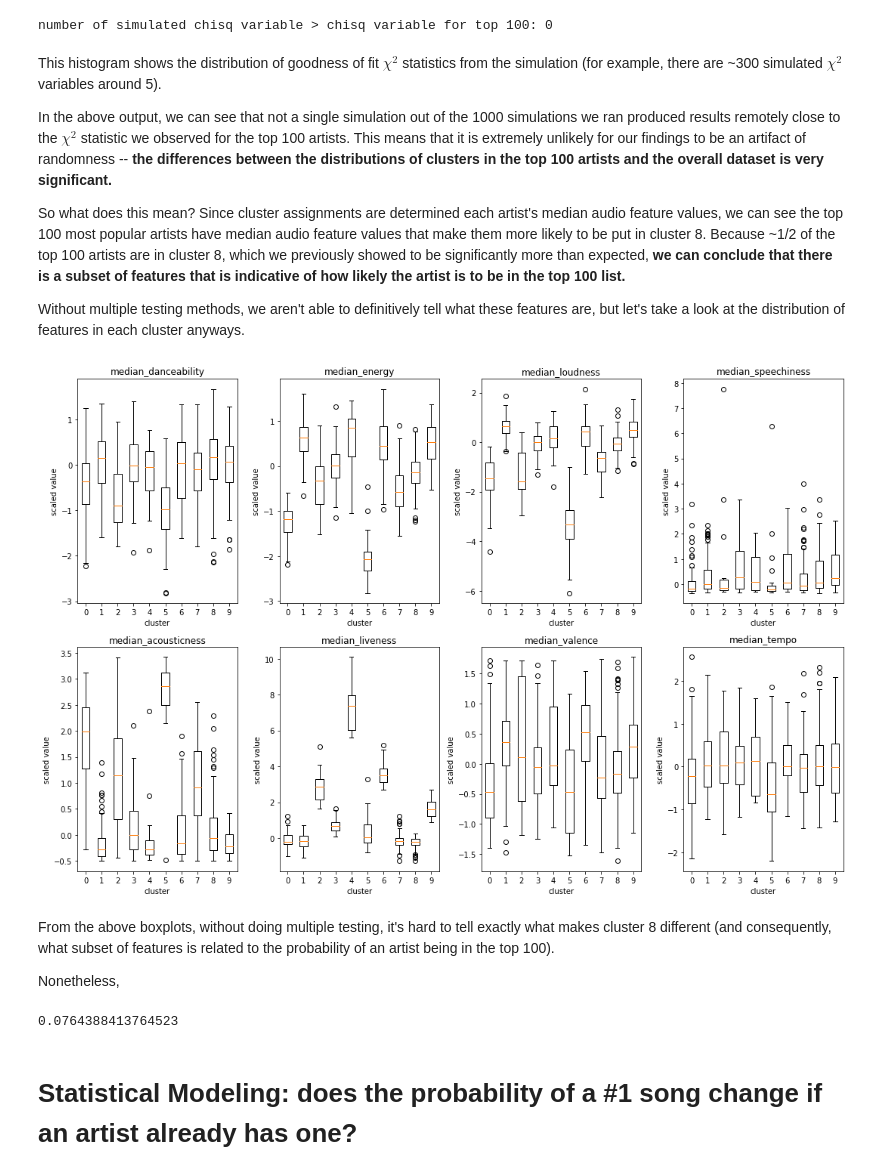
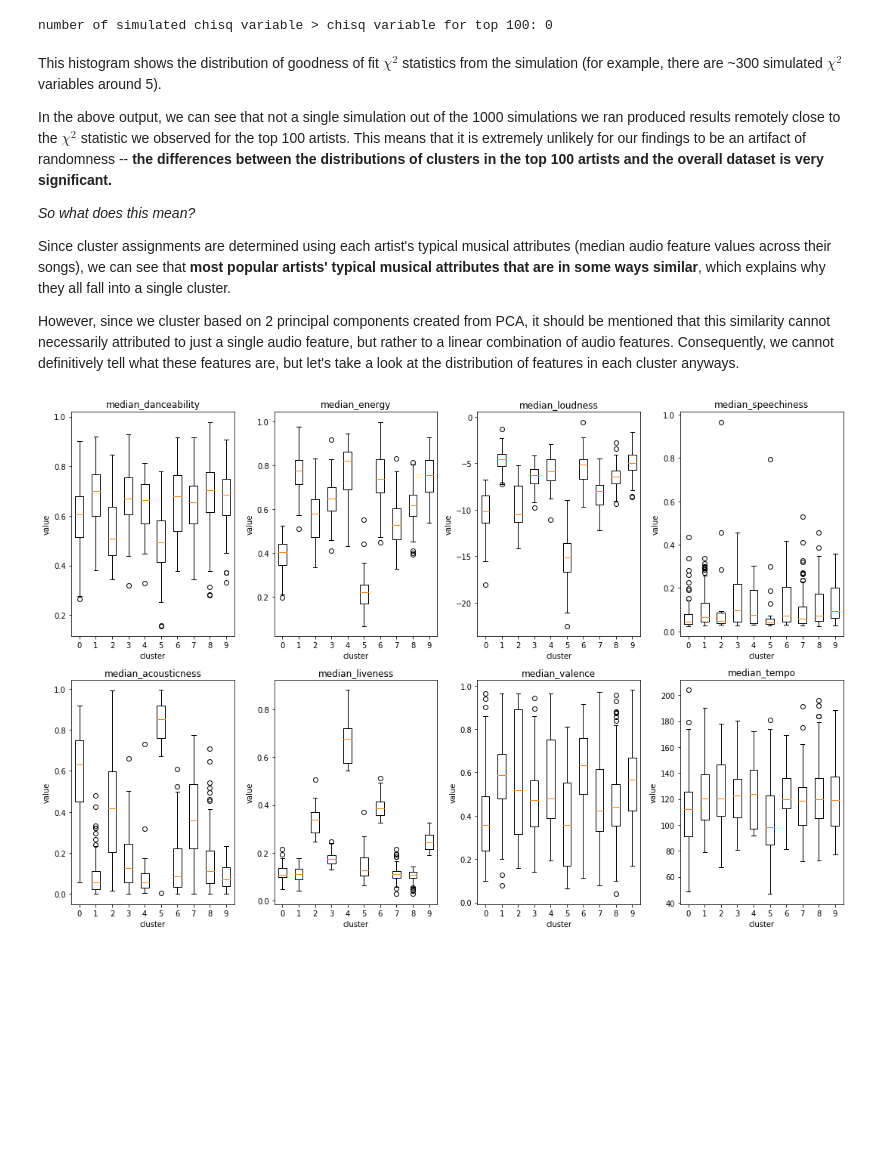
Before and after one commit to chriscc447/info2950_final, a Jupyter notebook: draft_final.ipynb, the cells around one changed output. Saved outputs shown, nothing was run; the diff lists cells and outputs as text; code cells hidden in the pictures; blank space fills up the shorter version.

```diff
--- a/draft_final.ipynb
+++ b/draft_final.ipynb
@@ -592,5 +590,5 @@ difference in... average median_energy
 # %%
-fig, axes = plt.subplots(nrows=3, ncols=3, figsize = (15,10)) # 3x3 grid of distribution of median values for each feature by artist
+fig, axes = plt.subplots(nrows=2, ncols=4, figsize = (15,10)) # 3x3 grid of distribution of median values for each feature by artist
 
 for i, ax in enumerate(axes.flat):
     col = "median_" + cont_cols[i]
@@ -609,5 +605,3 @@ plt.show()
-# %%
-df_artist.drop(columns = ['median_instrumentalness'], inplace = True) # drop instrumentalness
 # %% [markdown]
 * Since the audio features are on difference scales (ex: tempo is usually around 100 - 150 while valence is between 0 and 1), we don't want any single feature to bias the clustering results. So, let's __rescale the features__.
 # %%
@@ -1044,34 +1043,26 @@ This histogram shows the distribution of goodness of fit $\chi^2$ statistics fro
 
 In the above output, we can see that not a single simulation out of the 1000 simulations we ran produced results remotely close to the $\chi^2$ statistic we observed for the top 100 artists. This means that it is extremely unlikely for our findings to be an artifact of randomness -- __the differences between the distributions of clusters in the top 100 artists and the overall dataset is very significant.__
 
-So what does this mean? Since cluster assignments are determined each artist's median audio feature values, we can see the top 100 most popular artists have median audio feature values that make them more likely to be put in cluster 8. Because ~1/2 of the top 100 artists are in cluster 8, which we previously showed to be significantly more than expected, __we can conclude that there is a subset of features that is indicative of how likely the artist is to be in the top 100 list.__
+*So what does this mean?*
 
-Without multiple testing methods, we aren't able to definitively tell what these features are, but let's take a look at the distribution of features in each cluster anyways.
+Since cluster assignments are determined using each artist's typical musical attributes (median audio feature values across their songs), we can see that __most popular artists' typical musical attributes that are in some ways similar__, which explains why they all fall into a single cluster.
+
+However, since we cluster based on 2 principal components created from PCA, it should be mentioned that this similarity cannot necessarily attributed to just a single audio feature, but rather to a linear combination of audio features. Consequently, we cannot definitively tell what these features are, but let's take a look at the distribution of features in each cluster anyways.
 # %%
 fig, axes = plt.subplots(nrows=2, ncols=4, figsize = (15,10))
 
 for i, ax in enumerate(axes.flat):
     col = cluster_cols[i]
 
-    data = [X_cluster.loc[X_cluster.cluster == i, col] for i in range(k)]
+    data = [df_clustered.loc[df_clustered.cluster == i, col] for i in range(k)]
     ax.boxplot(data)
     ax.set_xlabel("cluster")
-    ax.set_ylabel("scaled value")
+    ax.set_ylabel("value")
     ax.set_xticklabels(list(range(k)))
     ax.set_title(col)
 
 fig.tight_layout()
 
 plt.show()
 # %% [output]
-[figure, old version]
+[figure, new version]
-# %% [markdown]
-From the above boxplots, without doing multiple testing, it's hard to tell exactly what makes cluster 8 different (and consequently, what subset of features is related to the probability of an artist being in the top 100).
-
-Nonetheless,
-# %%
-LinearRegression().fit(df_artist.iloc[:,2:], np.log(df_artist.total_days)).score(df_artist.iloc[:,2:],np.log(df_artist.total_days))
-# %% [output]
-0.0764388413764523
-# %% [markdown]
-# Statistical Modeling: does the probability of a #1 song change if an artist already has one?
```
Also changed, not shown: parts of 120 cells of this notebook.
